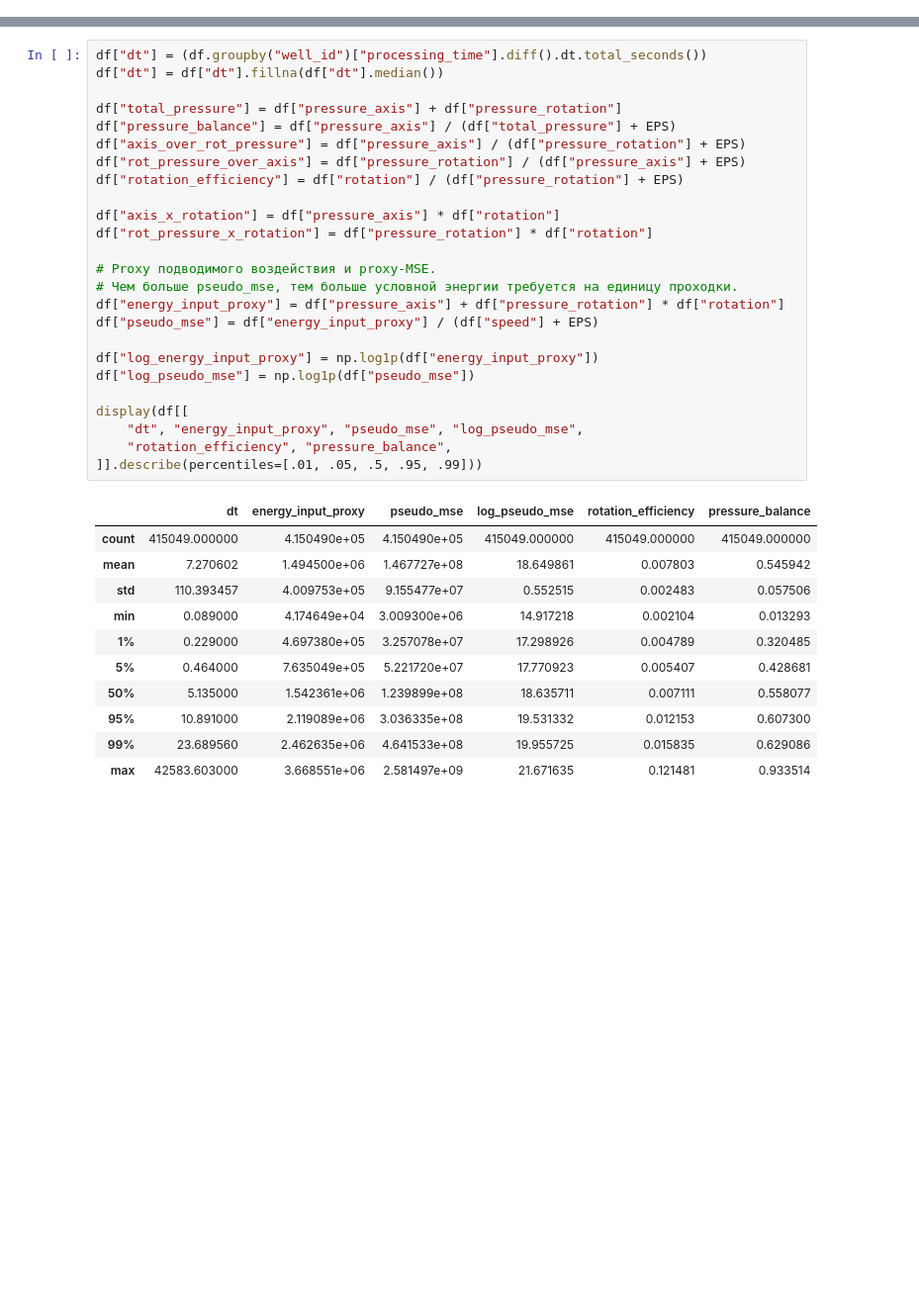
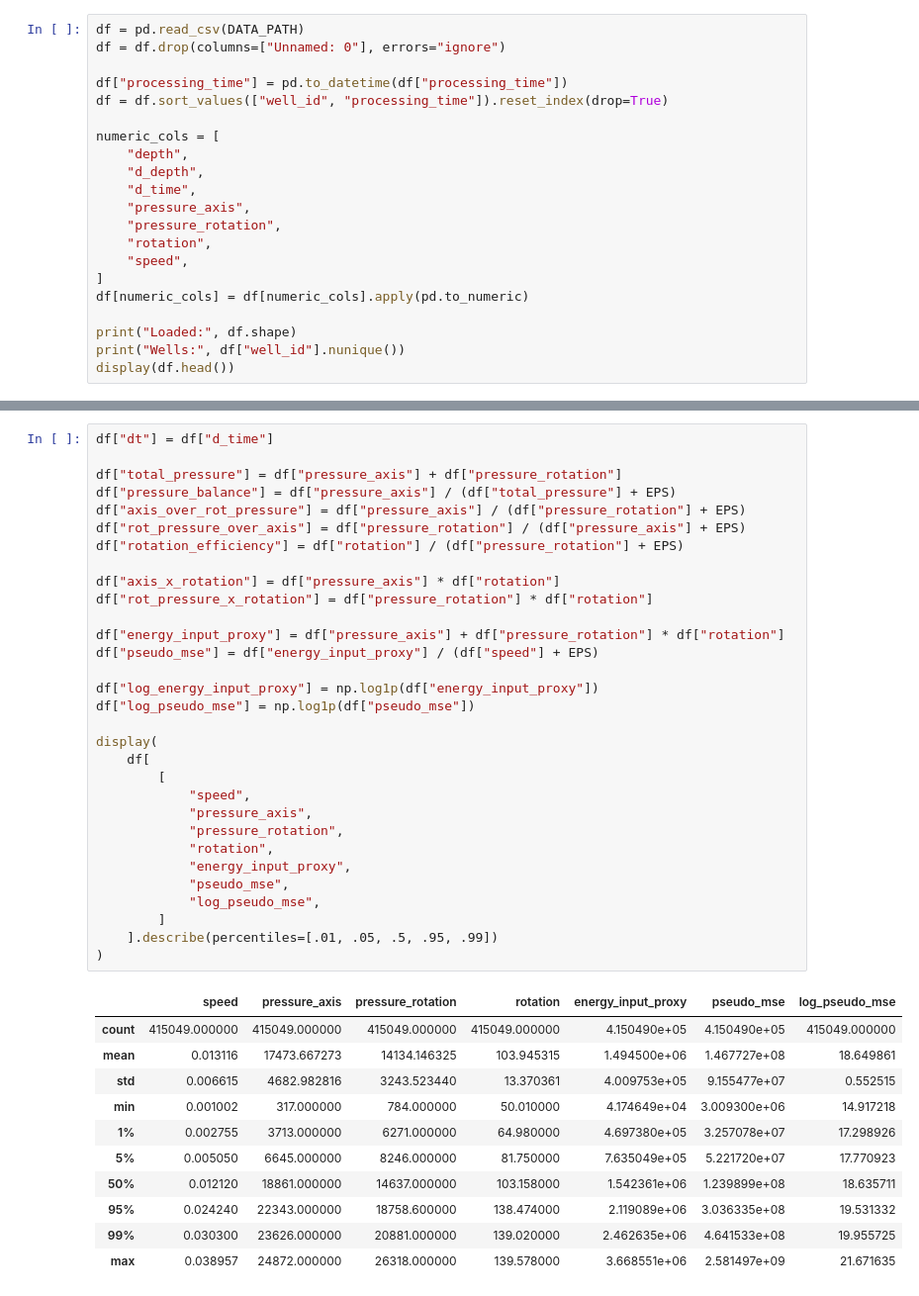
Before and after one commit to qa1roO/OptimalDrilling, a Jupyter notebook: notebooks/rock_energy_segment.ipynb, the cells around one changed output, grey strips where cells are left out. Shown at 99% size. Cells and saved outputs as stored; diff of their text form; blank space fills up the shorter version.

```diff
--- a/notebooks/rock_energy_segment.ipynb
+++ b/notebooks/rock_energy_segment.ipynb
@@ -88,0 +37,21 @@ Has depth_m: True
+# %%
+df = pd.read_csv(DATA_PATH)
+df = df.drop(columns=["Unnamed: 0"], errors="ignore")
+
+df["processing_time"] = pd.to_datetime(df["processing_time"])
+df = df.sort_values(["well_id", "processing_time"]).reset_index(drop=True)
+
+numeric_cols = [
+    "depth",
+    "d_depth",
+    "d_time",
+    "pressure_axis",
+    "pressure_rotation",
+    "rotation",
+    "speed",
+]
+df[numeric_cols] = df[numeric_cols].apply(pd.to_numeric)
+
+print("Loaded:", df.shape)
+print("Wells:", df["well_id"].nunique())
+display(df.head())
@@ -89,38 +67,44 @@ Has depth_m: True
 # %%
-df["dt"] = (df.groupby("well_id")["processing_time"].diff().dt.total_seconds())
-df["dt"] = df["dt"].fillna(df["dt"].median())
+df["dt"] = df["d_time"]
 
 df["total_pressure"] = df["pressure_axis"] + df["pressure_rotation"]
 df["pressure_balance"] = df["pressure_axis"] / (df["total_pressure"] + EPS)
 df["axis_over_rot_pressure"] = df["pressure_axis"] / (df["pressure_rotation"] + EPS)
 df["rot_pressure_over_axis"] = df["pressure_rotation"] / (df["pressure_axis"] + EPS)
 df["rotation_efficiency"] = df["rotation"] / (df["pressure_rotation"] + EPS)
 
 df["axis_x_rotation"] = df["pressure_axis"] * df["rotation"]
 df["rot_pressure_x_rotation"] = df["pressure_rotation"] * df["rotation"]
 
-# Proxy подводимого воздействия и proxy-MSE.
-# Чем больше pseudo_mse, тем больше условной энергии требуется на единицу проходки.
 df["energy_input_proxy"] = df["pressure_axis"] + df["pressure_rotation"] * df["rotation"]
 df["pseudo_mse"] = df["energy_input_proxy"] / (df["speed"] + EPS)
 
 df["log_energy_input_proxy"] = np.log1p(df["energy_input_proxy"])
 df["log_pseudo_mse"] = np.log1p(df["pseudo_mse"])
 
-display(df[[
-    "dt", "energy_input_proxy", "pseudo_mse", "log_pseudo_mse",
-    "rotation_efficiency", "pressure_balance",
-]].describe(percentiles=[.01, .05, .5, .95, .99]))
+display(
+    df[
+        [
+            "speed",
+            "pressure_axis",
+            "pressure_rotation",
+            "rotation",
+            "energy_input_proxy",
+            "pseudo_mse",
+            "log_pseudo_mse",
+        ]
+    ].describe(percentiles=[.01, .05, .5, .95, .99])
+)
 # %% [output]
-|  | dt | energy_input_proxy | pseudo_mse | log_pseudo_mse | rotation_efficiency | pressure_balance |
-| count | 415049.000000 | 4.150490e+05 | 4.150490e+05 | 415049.000000 | 415049.000000 | 415049.000000 |
-| mean | 7.270602 | 1.494500e+06 | 1.467727e+08 | 18.649861 | 0.007803 | 0.545942 |
-| std | 110.393457 | 4.009753e+05 | 9.155477e+07 | 0.552515 | 0.002483 | 0.057506 |
-| min | 0.089000 | 4.174649e+04 | 3.009300e+06 | 14.917218 | 0.002104 | 0.013293 |
-| 1% | 0.229000 | 4.697380e+05 | 3.257078e+07 | 17.298926 | 0.004789 | 0.320485 |
-| 5% | 0.464000 | 7.635049e+05 | 5.221720e+07 | 17.770923 | 0.005407 | 0.428681 |
-| 50% | 5.135000 | 1.542361e+06 | 1.239899e+08 | 18.635711 | 0.007111 | 0.558077 |
-| 95% | 10.891000 | 2.119089e+06 | 3.036335e+08 | 19.531332 | 0.012153 | 0.607300 |
-| 99% | 23.689560 | 2.462635e+06 | 4.641533e+08 | 19.955725 | 0.015835 | 0.629086 |
-| max | 42583.603000 | 3.668551e+06 | 2.581497e+09 | 21.671635 | 0.121481 | 0.933514 |
+|  | speed | pressure_axis | pressure_rotation | rotation | energy_input_proxy | pseudo_mse | log_pseudo_mse |
+| count | 415049.000000 | 415049.000000 | 415049.000000 | 415049.000000 | 4.150490e+05 | 4.150490e+05 | 415049.000000 |
+| mean | 0.013116 | 17473.667273 | 14134.146325 | 103.945315 | 1.494500e+06 | 1.467727e+08 | 18.649861 |
+| std | 0.006615 | 4682.982816 | 3243.523440 | 13.370361 | 4.009753e+05 | 9.155477e+07 | 0.552515 |
+| min | 0.001002 | 317.000000 | 784.000000 | 50.010000 | 4.174649e+04 | 3.009300e+06 | 14.917218 |
+| 1% | 0.002755 | 3713.000000 | 6271.000000 | 64.980000 | 4.697380e+05 | 3.257078e+07 | 17.298926 |
+| 5% | 0.005050 | 6645.000000 | 8246.000000 | 81.750000 | 7.635049e+05 | 5.221720e+07 | 17.770923 |
+| 50% | 0.012120 | 18861.000000 | 14637.000000 | 103.158000 | 1.542361e+06 | 1.239899e+08 | 18.635711 |
+| 95% | 0.024240 | 22343.000000 | 18758.600000 | 138.474000 | 2.119089e+06 | 3.036335e+08 | 19.531332 |
+| 99% | 0.030300 | 23626.000000 | 20881.000000 | 139.020000 | 2.462635e+06 | 4.641533e+08 | 19.955725 |
+| max | 0.038957 | 24872.000000 | 26318.000000 | 139.578000 | 3.668551e+06 | 2.581497e+09 | 21.671635 |
 # %%
```
Also changed, not shown: parts of 15 cells of this notebook, 58 other files.
